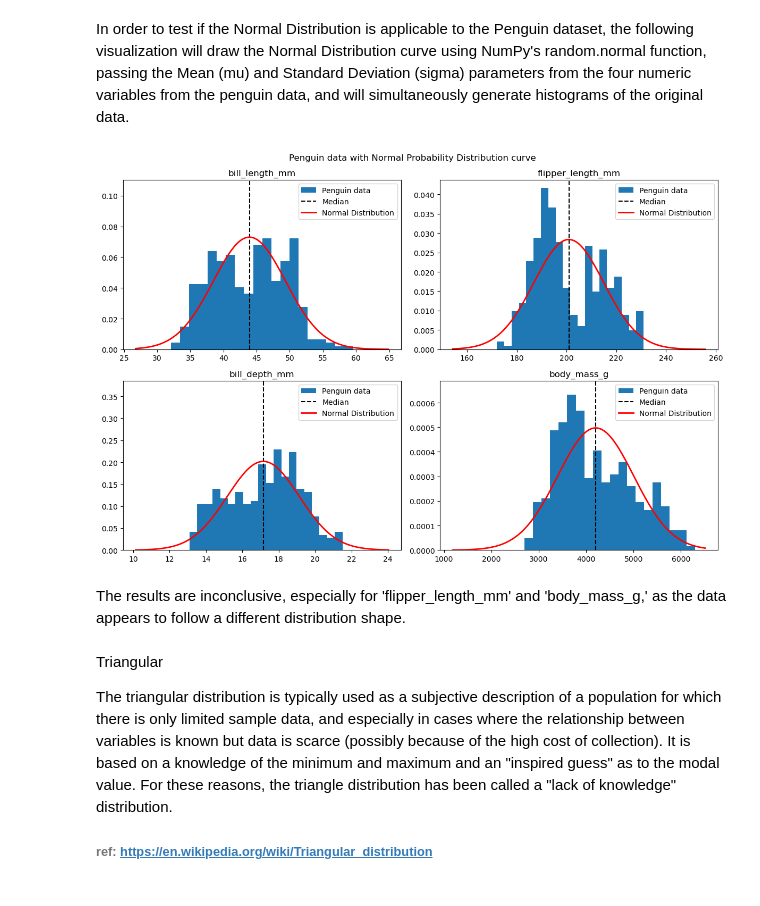
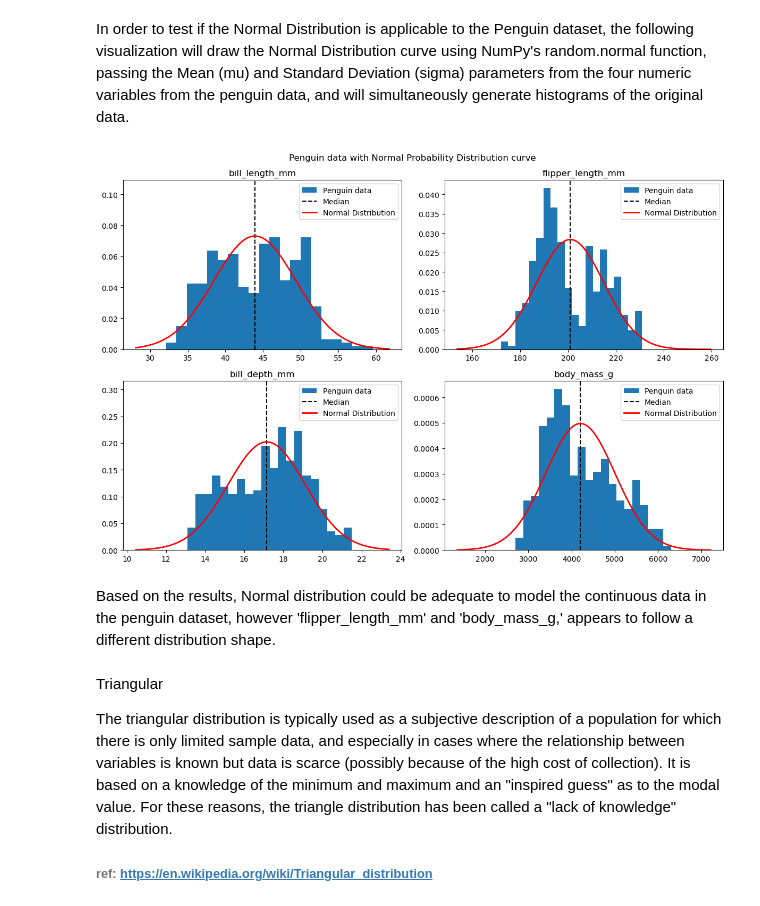
Before and after one commit to noyo0/Fundamentals_DataAnalysis, a Jupyter notebook: tasks.ipynb, the cells around one changed output. Drawn from its saved outputs; the diff is of its cells as text; code cells hidden in the pictures.

```diff
--- a/tasks.ipynb
+++ b/tasks.ipynb
@@ -480,38 +480,38 @@ rows=[0,1,0,1]
 cols=[0,0,1,1]
 
 #Create function to draw Normal DFistribution reusing NumPy example code from:
     #https://numpy.org/doc/stable/reference/random/generated/numpy.random.normal.html#
 
-def f_NormDist(i,mu,sigma,grid): # i: counter, mu: mean, std: standard deviation, grid: chart position
+def f_NormDist(mu,sigma,grid): # i: counter, mu: mean, std: standard deviation, grid: chart position
     s = np.random.normal(mu, sigma, 1000)
 
     abs(mu - np.mean(s))
     abs(sigma - np.std(s, ddof=1))
 
     count, bins, ignored = axs[grid].hist(s, 100, density=True,alpha=0)
     axs[grid].plot(bins, 1/(sigma * np.sqrt(2 * np.pi)) *
                 np.exp( - (bins - mu)**2 / (2 * sigma**2) ),
             linewidth=2, color='r',label='Normal Distribution')
     axs[grid].legend()
 
 #-----end of f_NormDist
 
 for i in range(4):
     mean = df[c[i]].mean()
     std = df[c[i]].std()
     axs[rows[i],cols[i]].hist(df[c[i]],bins=20,density=True, label="Penguin data")
     axs[rows[i],cols[i]].axvline(mean, color="black", ls="--", label="Median")
     axs[rows[i],cols[i]].set_title(c[i])
     axs[rows[i],cols[i]].legend()
     grid=rows[i],cols[i] #pass grid coordinate
     #print(grid)
-    f_NormDist(i,mean,std,grid)
+    f_NormDist(mean,std,grid)
 plt.tight_layout()
 plt.show()
 # %% [output]
-[figure, old version]
+[figure, new version]
 # %% [markdown]
-The results are inconclusive, especially for 'flipper_length_mm' and 'body_mass_g,' as the data appears to follow a different distribution shape.
+Based on the results, Normal distribution could be adequate to model the continuous data in the penguin dataset, however 'flipper_length_mm' and 'body_mass_g,' appears to follow a different distribution shape.
 # %% [markdown]
 Triangular
 
```
Also changed, not shown: parts of 6 cells of this notebook.
